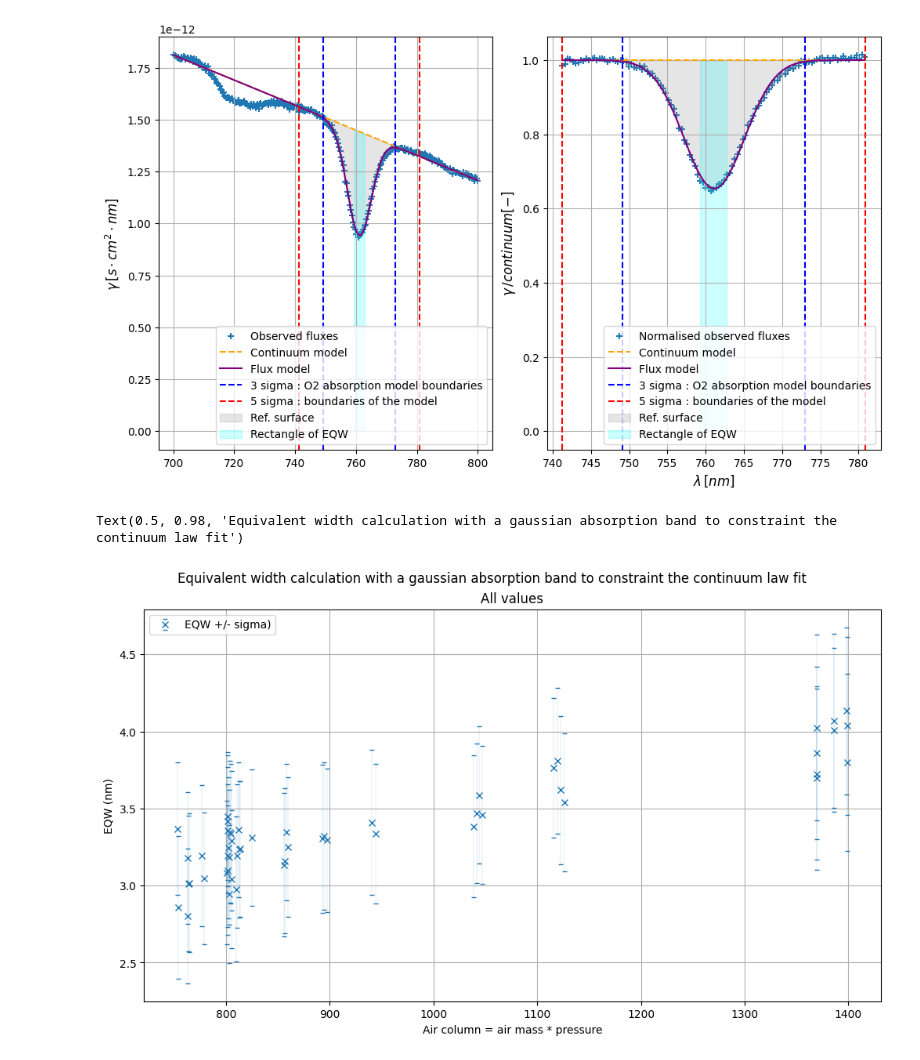
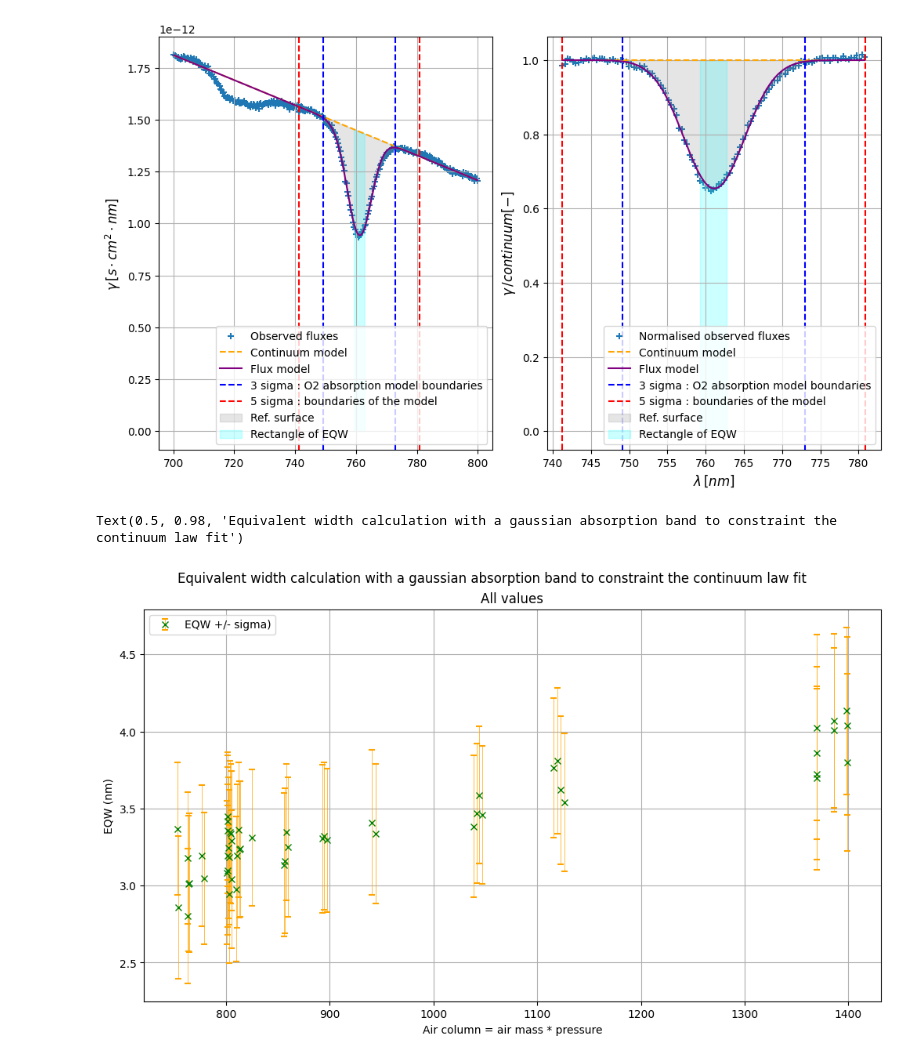
Before and after one commit to mrmonroy/AuxTel_eqw, a Jupyter notebook: O2_EQW/calculate_o2_eqw.ipynb, the cells around one changed output. Cells and saved outputs as stored; diff of their text form; code cells hidden in the pictures.

```diff
--- a/O2_EQW/calculate_o2_eqw.ipynb
+++ b/O2_EQW/calculate_o2_eqw.ipynb
@@ -1012,22 +1012,22 @@ if save_txt:
 # %%
 fig, axs = plt.subplots(1, 1, figsize=(10,6), constrained_layout=True)
 #axs=axs.ravel()
 #axs.scatter(airmass*pressure, eqwidth, label="test case")
-axs.errorbar(airmass*pressure, eqwidths, yerr=eqw_errs, ls='', marker="x", elinewidth=.1, capsize=2, label="EQW +/- sigma)")
+axs.errorbar(airmass*pressure, eqwidths, yerr=eqw_errs, ls='', marker="x", color="green", ecolor="orange", elinewidth=.5, capsize=3, capthick=1.5, label="EQW +/- sigma)")
 axs.grid()
 axs.set_xlabel("Air column = air mass * pressure")
 axs.set_ylabel("EQW (nm)")
 axs.set_title("All values")
 axs.legend()
 
 #axs[1].scatter(airmass*pressure, eqwidths, label="test case")
 #axs[1].set_ylim(2.7, 3.6)
 #axs[1].grid()
 #axs[1].set_xlabel("Air column = air mass * pressure")
 #axs[1].set_ylabel("EQW (nm)")
 #axs[1].set_title("Without obvious outliers")
 
 fig.suptitle("Equivalent width calculation with a gaussian absorption band to constraint the continuum law fit")
 # %% [output]
 Text(0.5, 0.98, 'Equivalent width calculation with a gaussian absorption band to constraint the continuum law fit')
-[figure, old version]
+[figure, new version]
```
Also changed, not shown: parts of 2 cells of this notebook.
